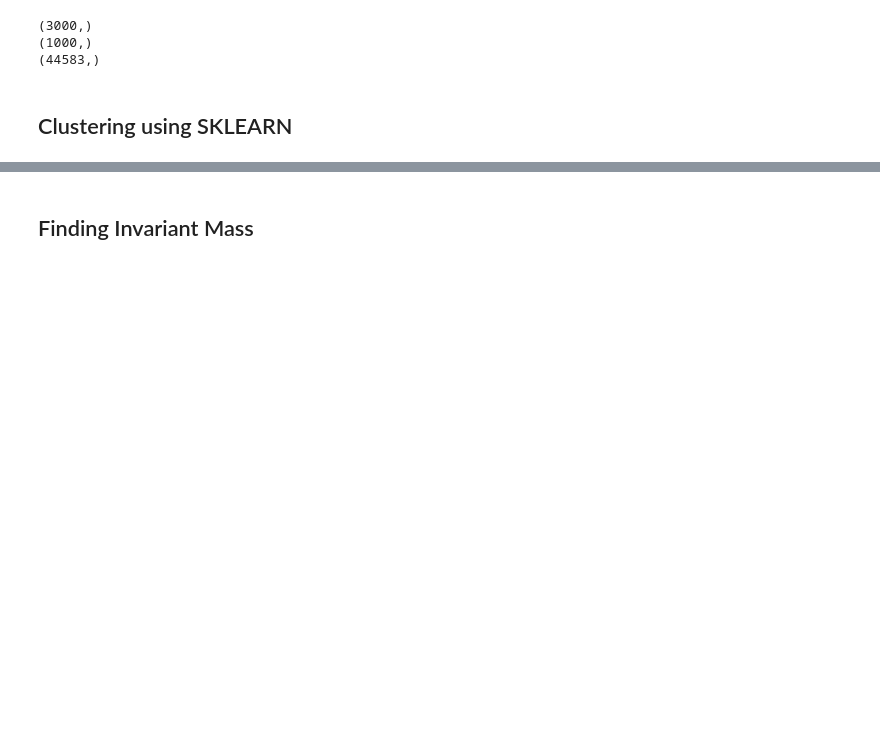
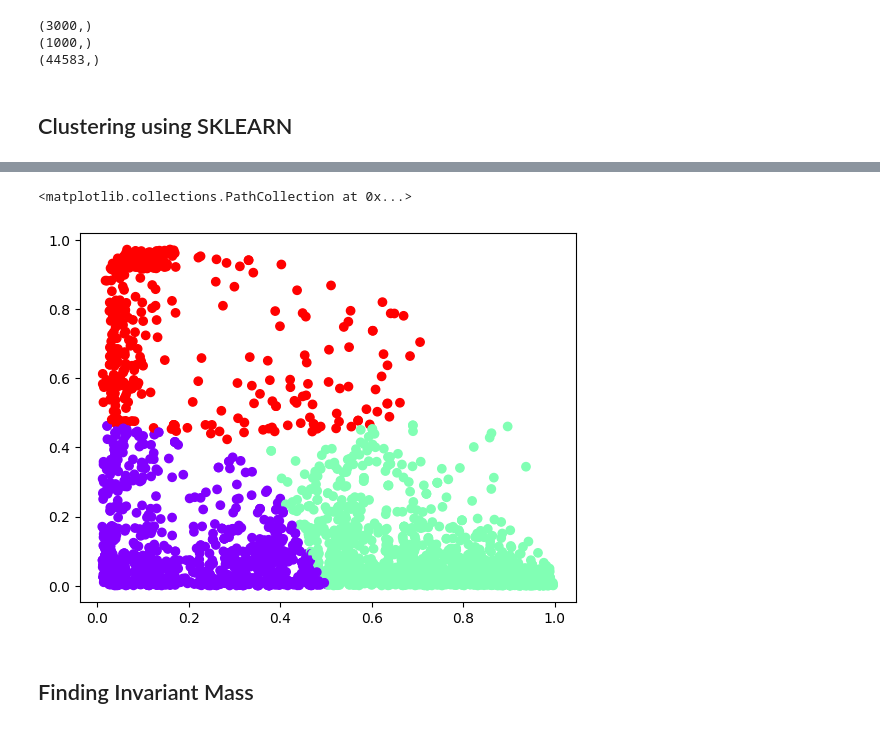
Before and after one commit to aavashsubedi/labs_yr3, a Jupyter notebook: matter_antimatter/aavash.ipynb, the cells around one changed output, grey strips where cells are left out. Cells and saved outputs as stored; diff of their text form; code cells hidden in the pictures; blank space fills up the shorter version.

```diff
--- a/matter_antimatter/aavash.ipynb
+++ b/matter_antimatter/aavash.ipynb
@@ -601,3 +577,11 @@ ValueError: expected square "a" matrix
+# %%
+#fit a GMM model to the data using EM algorithm#
+gmm = GaussianMixture(n_components=3, covariance_type='tied').fit(master_probability)
+#plot the clusters
+plt.scatter(master_probability[:,0], master_probability[:,1], c=gmm.predict(master_probability), cmap='rainbow')
+# %% [output]
+<matplotlib.collections.PathCollection at 0x...>
+[figure, added]
 # %% [markdown]
 ## Finding Invariant Mass
 # %% [markdown]
```
Also changed, not shown: parts of 12 cells of this notebook.
